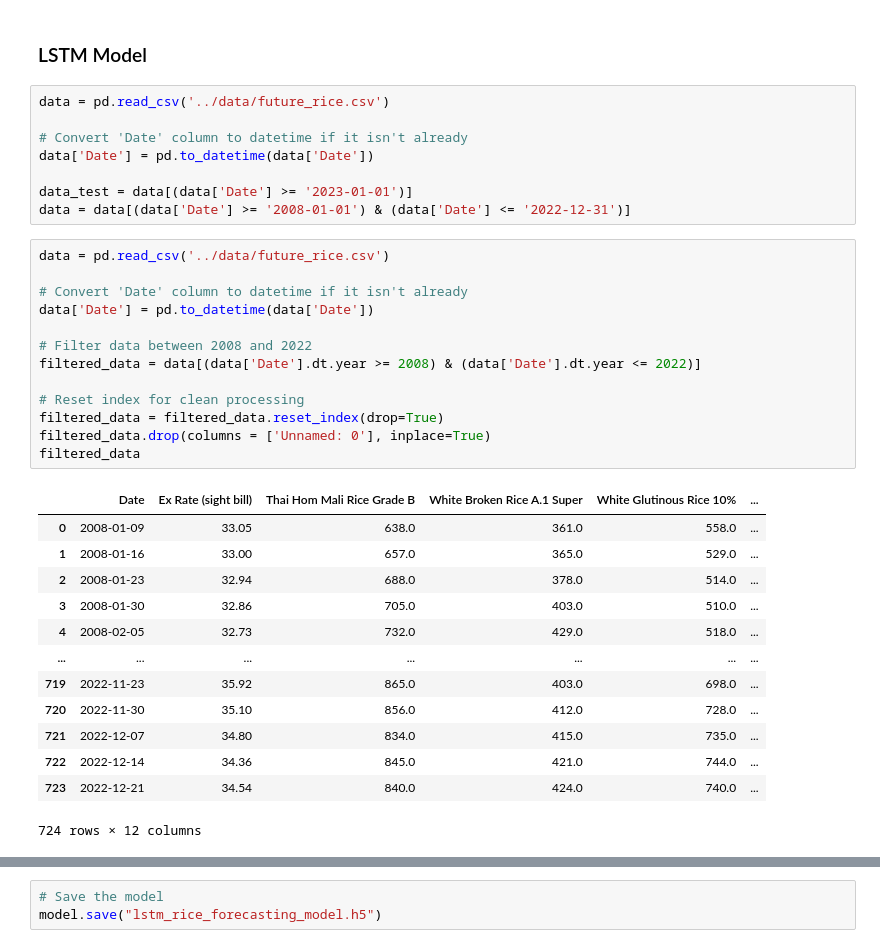
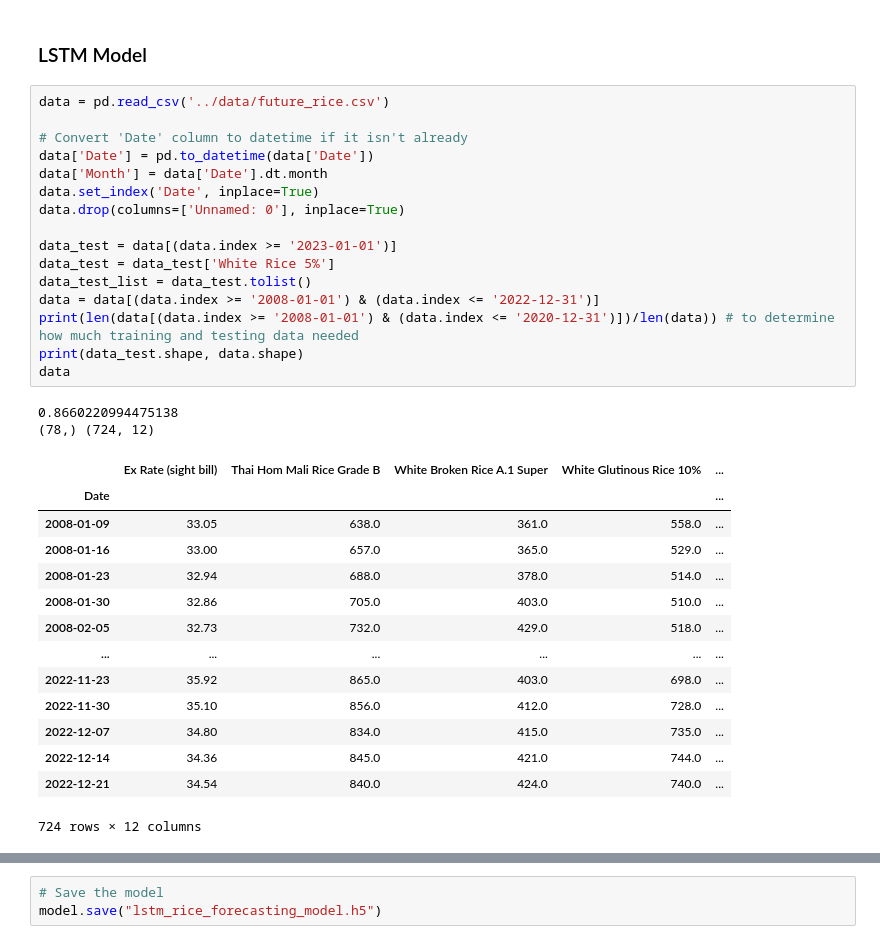
Before and after one commit to chanopsethiwan/RicePricePrediction, a Jupyter notebook: src/ChanopSethiwanA0296969WAssignment2.ipynb, the cells around one changed output, grey strips where cells are left out. Saved outputs shown, nothing was run; the diff lists cells and outputs as text.

```diff
--- a/src/ChanopSethiwanA0296969WAssignment2.ipynb
+++ b/src/ChanopSethiwanA0296969WAssignment2.ipynb
@@ -1164,35 +1166,33 @@ best_rf = joblib.load('../other/best_rf_model.joblib')
 # %%
 data = pd.read_csv('../data/future_rice.csv')
 
 # Convert 'Date' column to datetime if it isn't already
 data['Date'] = pd.to_datetime(data['Date'])
+data['Month'] = data['Date'].dt.month
+data.set_index('Date', inplace=True)
+data.drop(columns=['Unnamed: 0'], inplace=True)
 
-data_test = data[(data['Date'] >= '2023-01-01')]
-data = data[(data['Date'] >= '2008-01-01') & (data['Date'] <= '2022-12-31')]
+data_test = data[(data.index >= '2023-01-01')]
+data_test = data_test['White Rice 5%']
+data_test_list = data_test.tolist()
+data = data[(data.index >= '2008-01-01') & (data.index <= '2022-12-31')]
+print(len(data[(data.index >= '2008-01-01') & (data.index <= '2020-12-31')])/len(data)) # to determine how much training and testing data needed
+print(data_test.shape, data.shape)
+data
+# %% [output]
+0.8660220994475138
+(78,) (724, 12)
+|  | Ex Rate (sight bill) | Thai Hom Mali Rice Grade B | White Broken Rice A.1 Super | White Glutinous Rice 10% | ... |
+| Date |  |  |  |  | ... |
+| 2008-01-09 | 33.05 | 638.0 | 361.0 | 558.0 | ... |
+| 2008-01-16 | 33.00 | 657.0 | 365.0 | 529.0 | ... |
+| 2008-01-23 | 32.94 | 688.0 | 378.0 | 514.0 | ... |
+| 2008-01-30 | 32.86 | 705.0 | 403.0 | 510.0 | ... |
+| 2008-02-05 | 32.73 | 732.0 | 429.0 | 518.0 | ... |
+| ... | ... | ... | ... | ... | ... |
+| 2022-11-23 | 35.92 | 865.0 | 403.0 | 698.0 | ... |
+| 2022-11-30 | 35.10 | 856.0 | 412.0 | 728.0 | ... |
+| 2022-12-07 | 34.80 | 834.0 | 415.0 | 735.0 | ... |
+| 2022-12-14 | 34.36 | 845.0 | 421.0 | 744.0 | ... |
+| 2022-12-21 | 34.54 | 840.0 | 424.0 | 740.0 | ... |
+724 rows × 12 columns
-# %%
-data = pd.read_csv('../data/future_rice.csv')
-
-# Convert 'Date' column to datetime if it isn't already
-data['Date'] = pd.to_datetime(data['Date'])
-
-# Filter data between 2008 and 2022
-filtered_data = data[(data['Date'].dt.year >= 2008) & (data['Date'].dt.year <= 2022)]
-
-# Reset index for clean processing
-filtered_data = filtered_data.reset_index(drop=True)
-filtered_data.drop(columns = ['Unnamed: 0'], inplace=True)
-filtered_data
-# %% [output]
-|  | Date | Ex Rate (sight bill) | Thai Hom Mali Rice Grade B | White Broken Rice A.1 Super | White Glutinous Rice 10% | ... |
-| 0 | 2008-01-09 | 33.05 | 638.0 | 361.0 | 558.0 | ... |
-| 1 | 2008-01-16 | 33.00 | 657.0 | 365.0 | 529.0 | ... |
-| 2 | 2008-01-23 | 32.94 | 688.0 | 378.0 | 514.0 | ... |
-| 3 | 2008-01-30 | 32.86 | 705.0 | 403.0 | 510.0 | ... |
-| 4 | 2008-02-05 | 32.73 | 732.0 | 429.0 | 518.0 | ... |
-| ... | ... | ... | ... | ... | ... | ... |
-| 719 | 2022-11-23 | 35.92 | 865.0 | 403.0 | 698.0 | ... |
-| 720 | 2022-11-30 | 35.10 | 856.0 | 412.0 | 728.0 | ... |
-| 721 | 2022-12-07 | 34.80 | 834.0 | 415.0 | 735.0 | ... |
-| 722 | 2022-12-14 | 34.36 | 845.0 | 421.0 | 744.0 | ... |
-| 723 | 2022-12-21 | 34.54 | 840.0 | 424.0 | 740.0 | ... |
-724 rows × 12 columns
```
Also changed, not shown: parts of 16 cells of this notebook, 14 other files.
